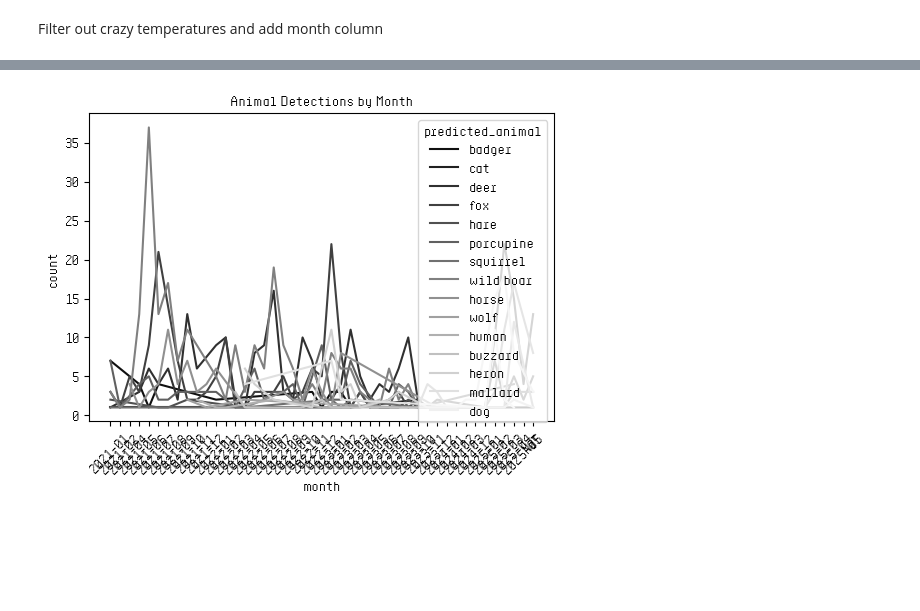
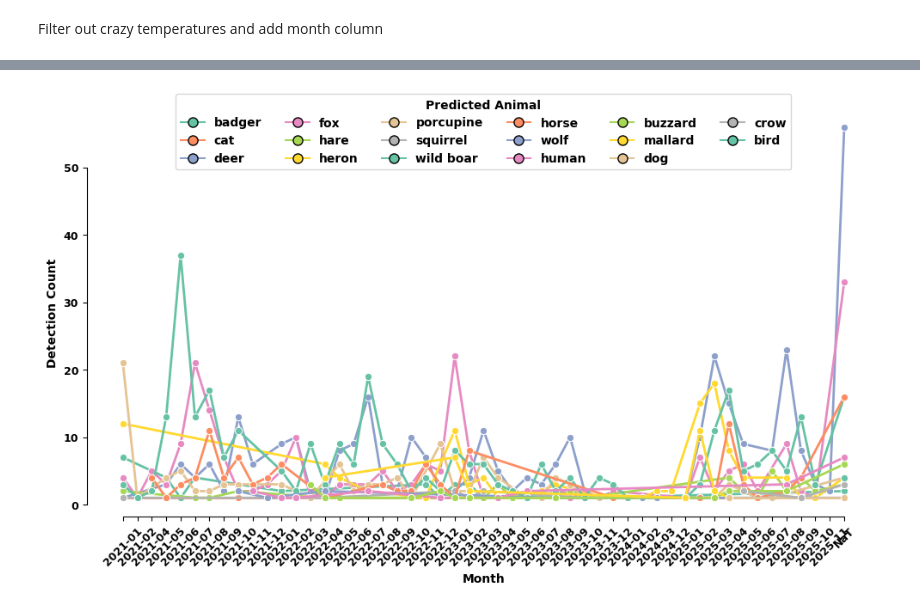
Before and after one commit to aculei/aculei-ai, a Jupyter notebook: notebooks/viz.ipynb, the cells around one changed output, grey strips where cells are left out. Cells and saved outputs as stored; diff of their text form; code cells hidden in the pictures; blank space fills up the shorter version.

```diff
--- a/notebooks/viz.ipynb
+++ b/notebooks/viz.ipynb
@@ -99,6 +93,4 @@ plt.show()
 # %%
-palette = sns.color_palette("gray", n_colors=df.predicted_animal.nunique())
-
 f, ax = plt.subplots()
 c = sns.countplot(df, x="predicted_animal", hue="predicted_animal", legend=False, ec="black", ax=ax, palette=palette)
 
@@ -109,7 +101,6 @@ for p in c.patches:
                xytext = (0, 9),
                textcoords = 'offset points')
 
-ax.set_title('Animals detected')
 ax.set_xlabel('Animal')
 ax.set_ylabel('Count')
 ax.set_xticks(ax.get_xticks())
@@ -121,24 +164,17 @@ plt.show()
 # %%
-palette = sns.color_palette("gray", n_colors=df.predicted_animal.nunique())
 f, ax = plt.subplots()
 
-# v = sns.violinplot(data=df, hue="predicted_animal", x="predicted_animal", y="moon_phase",
-#                bw_adjust=.5, cut=1, linewidth=1, legend=False, ax=ax, palette=palette)
-v = sns.barplot(data=df, hue="predicted_animal", y="predicted_animal", x="moon_phase",
-                 ax=ax, palette=palette)
+v = sns.violinplot(data=df, hue="predicted_animal", x="predicted_animal", y="temperature",
+               bw_adjust=.5, cut=1, linewidth=1, legend=False, ax=ax, palette=palette)
 
-ax.set_ylabel('Moon Phase')
+ax.set_ylabel('Temperature')
 ax.set_xlabel('Animal')
 
 ax.set_xticks(ax.get_xticks())
 ax.set_xticklabels(ax.get_xticklabels(), rotation=45)
 
-v.axes.margins(.01)
-sns.despine(trim=True)
+# v.axes.margins(.02)
+# sns.despine(trim=True)
 
-plt.title('Moon phase distribution for each animal')
 plt.show()
-
-# Save the figure as svg
-fig.savefig("assets/moon_phase.svg", format='svg', bbox_inches='tight')
 # %% [output]
@@ -165,17 +182,52 @@ plt.show()
 # %%
 dd = df.copy()
 dd['day'] = dd.date.dt.date
 dd['month'] = dd.date.dt.to_period('M').astype(str)
 dd = dd.groupby(['month', 'predicted_animal']).size().reset_index(name='count')
 
-f, ax = plt.subplots()
+fig, ax = plt.subplots(figsize=(10, 6))
 
-sns.lineplot(x="month", y="count",
-             hue="predicted_animal",
-             data=dd, palette=palette, ax=ax)
+sns.lineplot(
+    x="month",
+    y="count",
+    hue="predicted_animal",
+    data=dd,
+    palette=palette,
+    linewidth=2,
+    ax=ax,
+    marker='o',
+)
 
+ax.set_xlabel("Month")
+ax.set_ylabel("Detection Count")
 plt.xticks(rotation=45)
-plt.title('Animal Detections by Month')
+sns.despine(trim=True)
+
+unique_animals = dd['predicted_animal'].unique()
+legend_handles = [
+    mpl.lines.Line2D(
+        [0], [0],
+        label=animal,
+        color=palette[i],
+        marker='o',
+        markerfacecolor=palette[i],
+        markeredgecolor='black',
+        markersize=8,
+        linestyle='-'
+    )
+    for i, animal in enumerate(unique_animals)
+]
+
+ax.legend(
+    handles=legend_handles,
+    loc='upper center',
+    ncol=min(len(unique_animals), 6),
+    bbox_to_anchor=(0.5, 1.05),
+    frameon=True,
+    title="Predicted Animal"
+)
+
+plt.tight_layout()
 plt.show()
 # %% [output]
-[figure, old version]
+[figure, new version]
```
Also changed, not shown: parts of 15 cells of this notebook, 4 other files.
